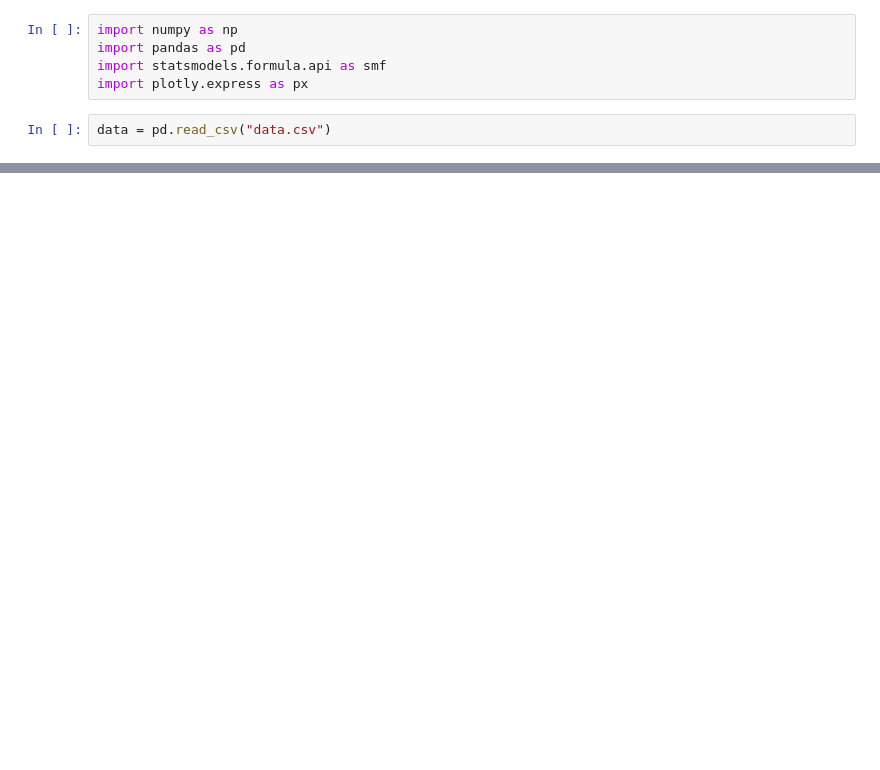
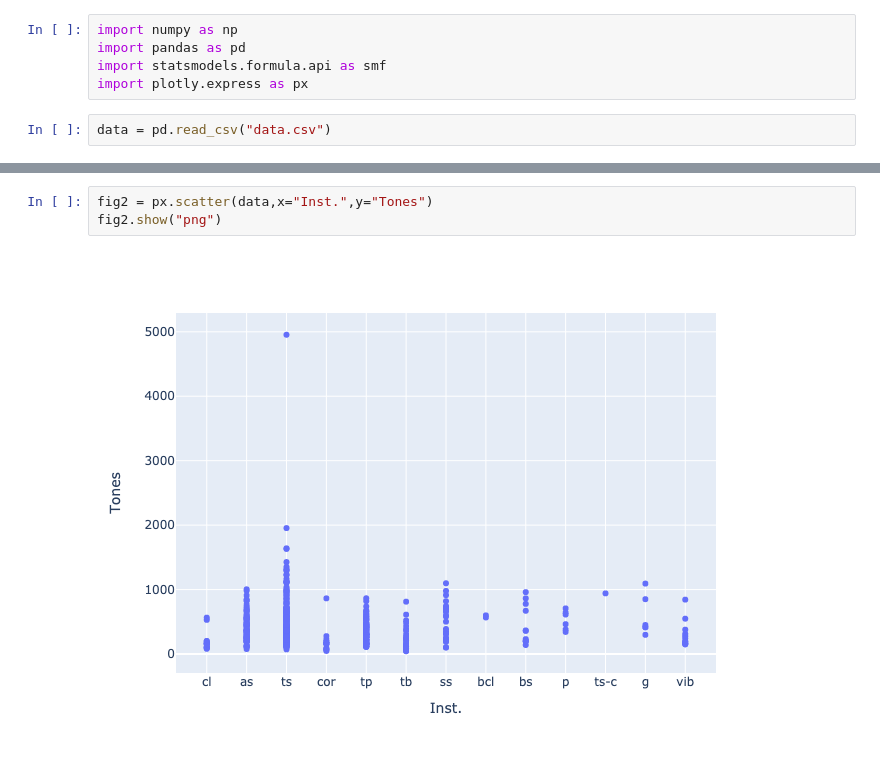
Before and after one commit to brodyholt/Multinomial-Logit-Model-on-Jazz-Solo-Data, a Jupyter notebook: jazz.ipynb, the cells around one changed output, grey strips where cells are left out. Cells and saved outputs as stored; diff of their text form; blank space fills up the shorter version.

```diff
--- a/jazz.ipynb
+++ b/jazz.ipynb
@@ -13,0 +13,5 @@ ValueError: Mime type rendering requires nbformat>=4.2.0 but it is not installed
+# %%
+fig2 = px.scatter(data,x="Inst.",y="Tones")
+fig2.show("png")
+# %% [output]
+[figure, added]
```
Also changed, not shown: parts of 10 cells of this notebook.
